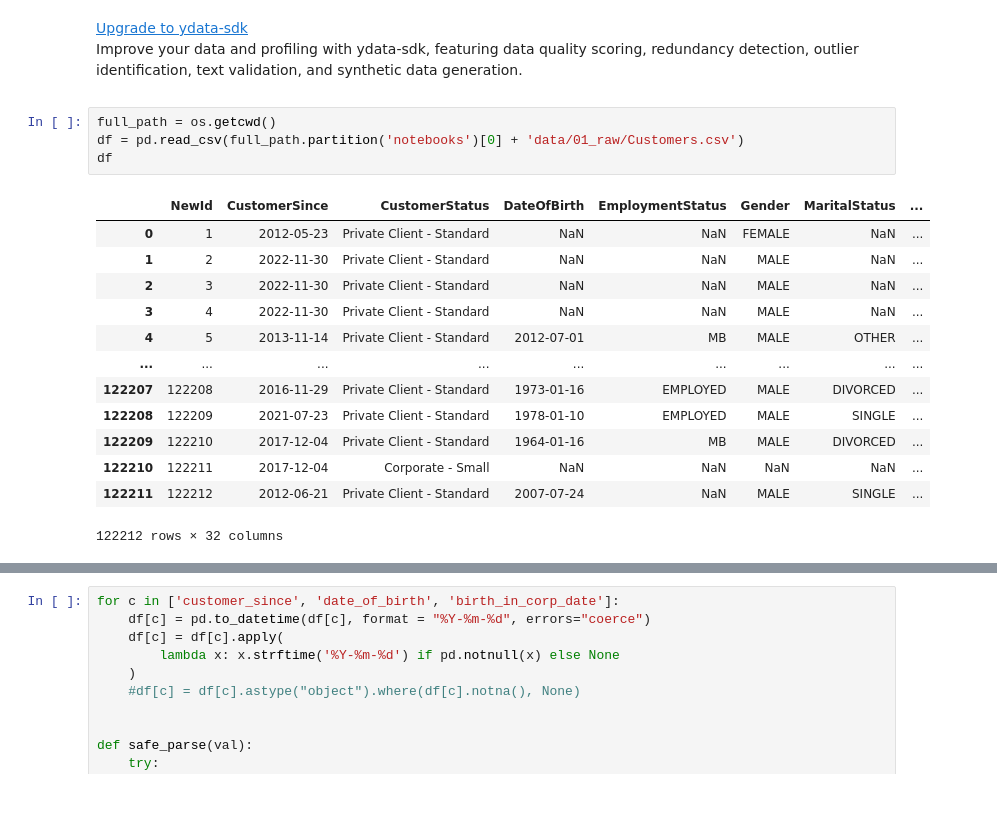
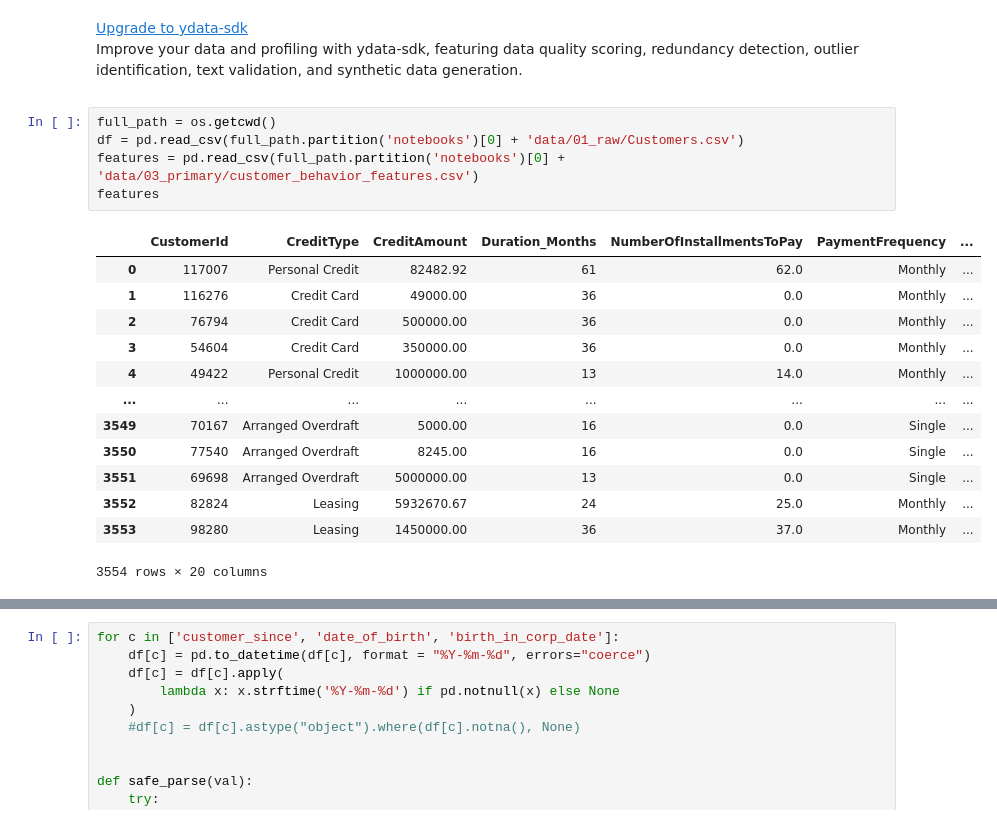
Before and after one commit to vilmanorja/MLOps_project, a Jupyter notebook: notebooks/expectations_cleaned_data.ipynb, the cells around one changed output, grey strips where cells are left out. Drawn from its saved outputs; the diff is of its cells as text.

```diff
--- a/notebooks/expectations_cleaned_data.ipynb
+++ b/notebooks/expectations_cleaned_data.ipynb
@@ -25,18 +25,19 @@ Improve your data and profiling with ydata-sdk, featuring data quality scoring,
 # %%
 full_path = os.getcwd()
 df = pd.read_csv(full_path.partition('notebooks')[0] + 'data/01_raw/Customers.csv')
-df
+features = pd.read_csv(full_path.partition('notebooks')[0] + 'data/03_primary/customer_behavior_features.csv')
+features
 # %% [output]
-|  | NewId | CustomerSince | CustomerStatus | DateOfBirth | EmploymentStatus | Gender | MaritalStatus | ... |
-| 0 | 1 | 2012-05-23 | Private Client - Standard | NaN | NaN | FEMALE | NaN | ... |
-| 1 | 2 | 2022-11-30 | Private Client - Standard | NaN | NaN | MALE | NaN | ... |
-| 2 | 3 | 2022-11-30 | Private Client - Standard | NaN | NaN | MALE | NaN | ... |
-| 3 | 4 | 2022-11-30 | Private Client - Standard | NaN | NaN | MALE | NaN | ... |
-| 4 | 5 | 2013-11-14 | Private Client - Standard | 2012-07-01 | MB | MALE | OTHER | ... |
-| ... | ... | ... | ... | ... | ... | ... | ... | ... |
-| 122207 | 122208 | 2016-11-29 | Private Client - Standard | 1973-01-16 | EMPLOYED | MALE | DIVORCED | ... |
-| 122208 | 122209 | 2021-07-23 | Private Client - Standard | 1978-01-10 | EMPLOYED | MALE | SINGLE | ... |
-| 122209 | 122210 | 2017-12-04 | Private Client - Standard | 1964-01-16 | MB | MALE | DIVORCED | ... |
-| 122210 | 122211 | 2017-12-04 | Corporate - Small | NaN | NaN | NaN | NaN | ... |
-| 122211 | 122212 | 2012-06-21 | Private Client - Standard | 2007-07-24 | NaN | MALE | SINGLE | ... |
+|  | CustomerId | CreditType | CreditAmount | Duration_Months | NumberOfInstallmentsToPay | PaymentFrequency | ... |
+| 0 | 117007 | Personal Credit | 82482.92 | 61 | 62.0 | Monthly | ... |
+| 1 | 116276 | Credit Card | 49000.00 | 36 | 0.0 | Monthly | ... |
+| 2 | 76794 | Credit Card | 500000.00 | 36 | 0.0 | Monthly | ... |
+| 3 | 54604 | Credit Card | 350000.00 | 36 | 0.0 | Monthly | ... |
+| 4 | 49422 | Personal Credit | 1000000.00 | 13 | 14.0 | Monthly | ... |
+| ... | ... | ... | ... | ... | ... | ... | ... |
+| 3549 | 70167 | Arranged Overdraft | 5000.00 | 16 | 0.0 | Single | ... |
+| 3550 | 77540 | Arranged Overdraft | 8245.00 | 16 | 0.0 | Single | ... |
+| 3551 | 69698 | Arranged Overdraft | 5000000.00 | 13 | 0.0 | Single | ... |
+| 3552 | 82824 | Leasing | 5932670.67 | 24 | 25.0 | Monthly | ... |
+| 3553 | 98280 | Leasing | 1450000.00 | 36 | 37.0 | Monthly | ... |
-122212 rows × 32 columns
+3554 rows × 20 columns
```
Also changed, not shown: parts of 7 cells of this notebook, 7 other files.
